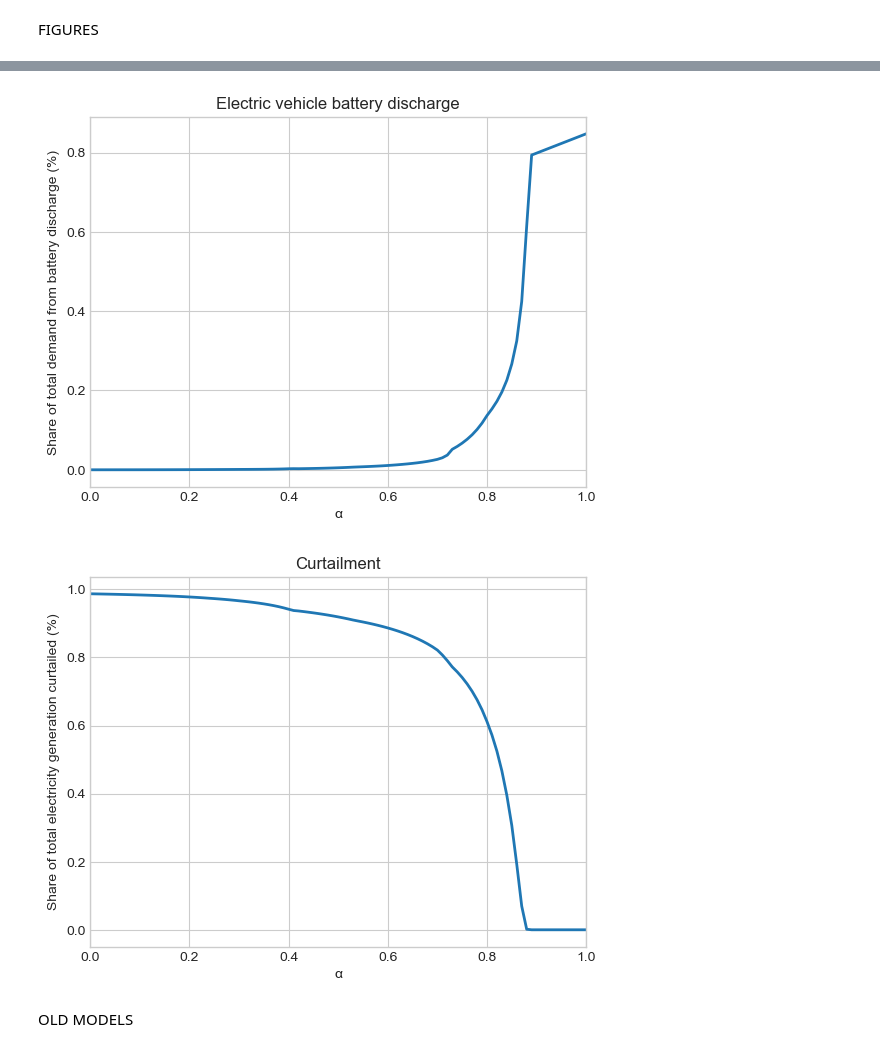
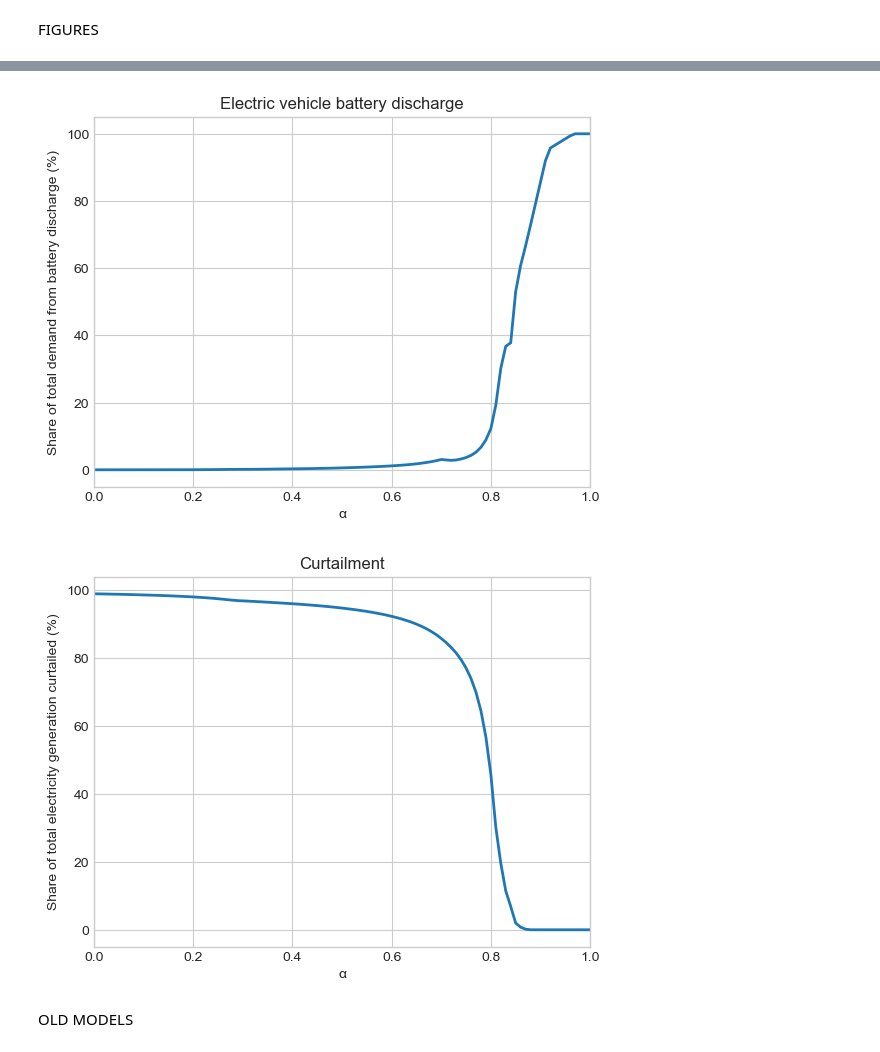
Before and after one commit to Emiknd/test, a Jupyter notebook: Seminar.ipynb, the cells around one changed output, grey strips where cells are left out. Cells and saved outputs as stored; diff of their text form; code cells hidden in the pictures.

```diff
--- a/Seminar.ipynb
+++ b/Seminar.ipynb
@@ -79,14 +79,14 @@ model = ConcreteModel()
 model.hours = Set(initialize=data.index, doc='Set of hours')
 
 # Define the parameters
-model.k_ipv = Param(default=900600)#40)
-model.k_ion = Param(default=1700000) #30)
-model.k_iof = Param(default=4200000) #46)
+model.k_ipv = Param(default=435500)
+model.k_ion = Param(default=1252525)
+model.k_iof = Param(default=3458333)
 model.k_vv2g = Param(default=226.56)   #226.56)
 model.eta_charge = Param (default=0.924)
 model.eta_discharge = Param(default=0.903)
 model.E_s = Param(default=160425)
-model.alpha = Param(default=.82)
+model.alpha = Param(default=1)
 
 #Define data
 model.CF_pv = Param(model.hours, initialize=data['CF_pv'].to_dict())
@@ -113,7 +113,7 @@ model.d1 = Constraint(model.hours, rule=lambda model, h: model.CF_pv[h] * model.
 #State of charge constraint
 def s1_constraint(model,h):
     if h == model.hours.first():
-        return model.V[h] == model.alpha*model.E_s / 2
+        return model.V[h] == 0*model.alpha*model.E_s / 2
     else:
         return model.V[h] == model.V[h-1] + model.eta_charge * model.V_charge[h] - model.V_discharge[h]/model.eta_discharge - model.alpha*data['d_ev'][h]
 model.s1 = Constraint(model.hours, rule = s1_constraint)
@@ -169,7 +287,7 @@ print("d =", d_values)
 Loop
 # %%
 # List of alpha values
-alpha_values = np.arange(0, 1.01, 0.01)
+alpha_values = np.arange(0, 1.01, 0.1)
 
 # Arrays to store results
 N_pv_opt_array = np.zeros(len(alpha_values))
@@ -227,7 +345,7 @@ for i, alpha in enumerate(alpha_values):
     #State of charge constraint
     def s1_constraint(model,h):
         if h == model.hours.first():
-            return model.V[h] == model.alpha*model.E_s / 2
+            return model.V[h] == model.alpha*model.E_s / 1000000
         else:
             return model.V[h] == model.V[h-1] + model.eta_charge * model.V_charge[h] - model.V_discharge[h]/model.eta_discharge - model.alpha*data['d_ev'][h]
     model.s1 = Constraint(model.hours, rule = s1_constraint)
@@ -374,7 +469,7 @@ plt.show()
 # %%
 # V_dis Plot
 
-share_V_dis = results_df['sum_V_discharge']/results_df['sum_d']
+share_V_dis = results_df['sum_V_discharge']/results_df['sum_d']*100
 
 fig, ax = plt.subplots()
 
@@ -386,22 +481,22 @@ ax.set_title('Electric vehicle battery discharge')
 
 plt.show()
 # %% [output]
-[figure, old version]
+[figure, new version]
 # %%
 # Curtailment Plot (change to C/(d+C))
-share_cur = results_df['sum_C']/(results_df['sum_d']+results_df['sum_C'])
+share_cur = results_df['sum_C']/(results_df['sum_d']+results_df['sum_C'])*100
 
 # plot
 fig, ax = plt.subplots()
 
 ax.plot(results_df['alpha'], share_cur, linewidth=2.0)
 
 ax.set(xlim=(0, 1), xlabel='\u03B1', ylabel='Share of total electricity generation curtailed (%)')
 
 ax.set_title('Curtailment')
 
 plt.show()
 # %% [output]
-[figure, old version]
+[figure, new version]
 # %% [markdown]
 OLD MODELS
```
Also changed, not shown: parts of 8 cells of this notebook.
